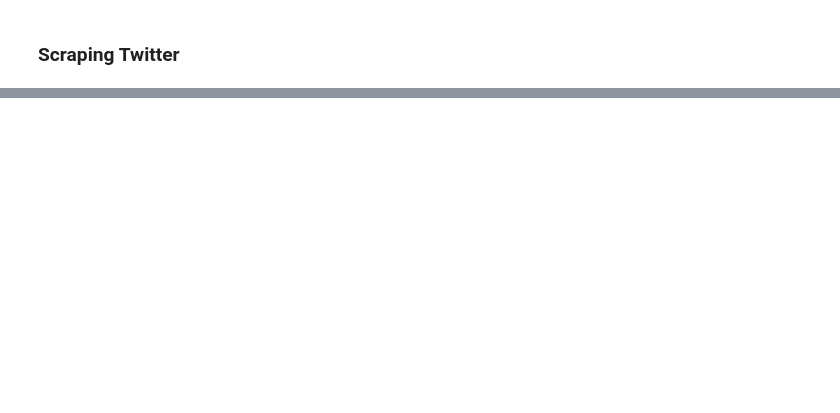
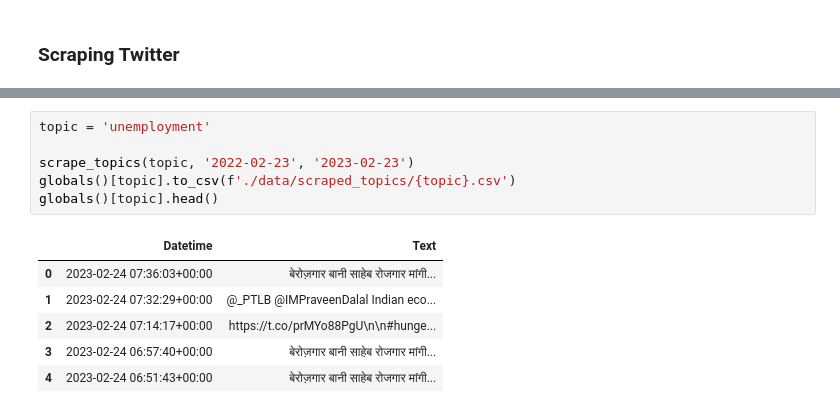
Before and after one commit to danielosetiawan/NLP_sentiment_analysis, a Jupyter notebook: Scraping Topics.ipynb, the cells around one changed output, grey strips where cells are left out. Cells and saved outputs as stored; diff of their text form; blank space fills up the shorter version.

```diff
--- a/Scraping Topics.ipynb
+++ b/Scraping Topics.ipynb
@@ -109,0 +53,13 @@ df.head()
+# %%
+topic = 'unemployment'
+
+scrape_topics(topic, '2022-02-23', '2023-02-23')
+globals()[topic].to_csv(f'./data/scraped_topics/{topic}.csv')
+globals()[topic].head()
+# %% [output]
+|  | Datetime | Text |
+| 0 | 2023-02-24 07:36:03+00:00 | बेरोज़गार बानी साहेब रोजगार मांगी... |
+| 1 | 2023-02-24 07:32:29+00:00 | @_PTLB @IMPraveenDalal Indian eco... |
+| 2 | 2023-02-24 07:14:17+00:00 | https://t.co/prMYo88PgU\n\n#hunge... |
+| 3 | 2023-02-24 06:57:40+00:00 | बेरोज़गार बानी साहेब रोजगार मांगी... |
+| 4 | 2023-02-24 06:51:43+00:00 | बेरोज़गार बानी साहेब रोजगार मांगी... |
```
Also changed, not shown: parts of 21 cells of this notebook, 20 other files.
